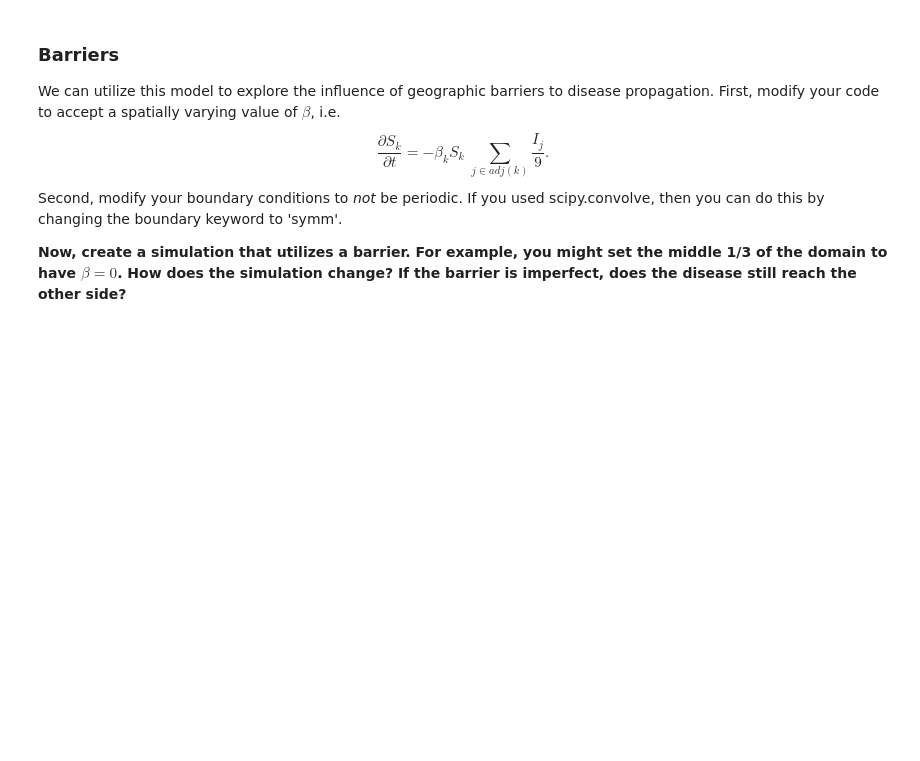
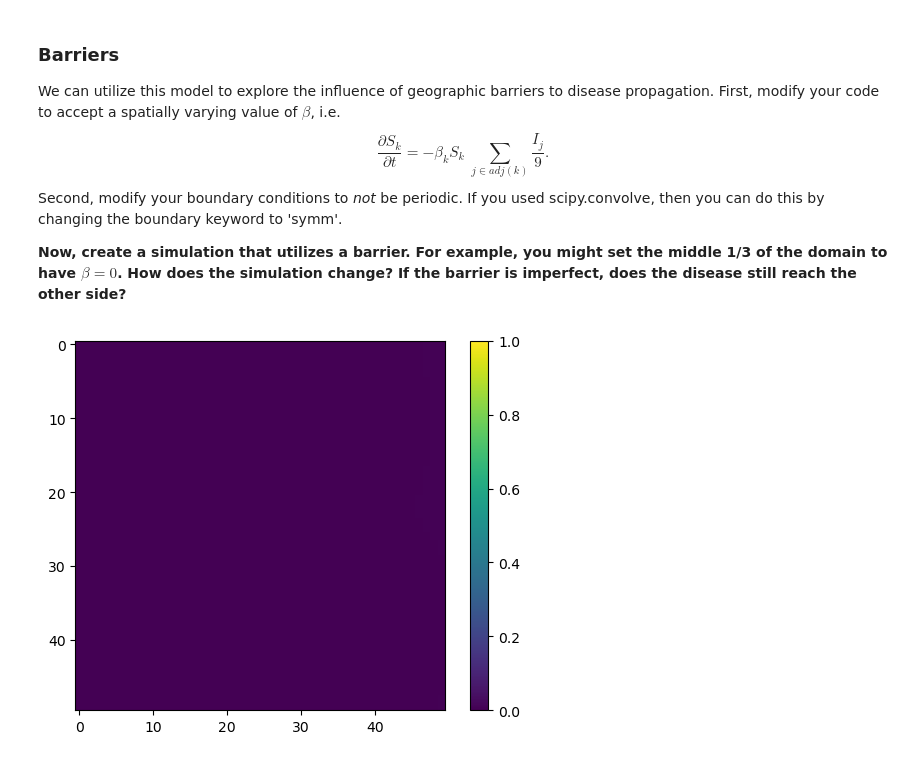
Before and after one commit to cake-dev/Simulation_class, a Jupyter notebook: Project5-Population/Project5d-SpatiallyExplicitDiseaseModels.ipynb, the cells around one changed output. Drawn from its saved outputs; the diff is of its cells as text; code cells hidden in the pictures; blank space fills up the shorter version.

```diff
--- a/Project5-Population/Project5d-SpatiallyExplicitDiseaseModels.ipynb
+++ b/Project5-Population/Project5d-SpatiallyExplicitDiseaseModels.ipynb
@@ -102,3 +146,28 @@ Second, modify your boundary conditions to *not* be periodic.  If you used scipy
+# %%
+method = om.Heun()
+s = SpatialSIRBarrier()
+t, u = s.run(method, [0, 100], 0.01)
+
+# u is a 2D array, we reshape it to a 3D array to plot the results
+S = u[:, :s.n*s.n].reshape((-1, s.n, s.n))
+I = u[:, s.n*s.n:2*s.n*s.n].reshape((-1, s.n, s.n))
+R = u[:, 2*s.n*s.n:].reshape((-1, s.n, s.n))
+# %%
+# animate
+fig, ax = plt.subplots()
+im = ax.imshow(I[0])
+
+def update(i):
+    im.set_data(I[i])
+    return im, # comma after is for tuple
+
+ani = animation.FuncAnimation(fig, update, frames=range(0, len(t), 10), blit=True)
+# colorbar
+fig.colorbar(im)
+ani.save('sir_barrier.mp4', fps=20)
+plt.show()
+# %% [output]
+[figure, added]
 # %%
 import numpy as np
 import matplotlib.pyplot as plt
```
Also changed, not shown: parts of 4 cells of this notebook, 2 other files.
